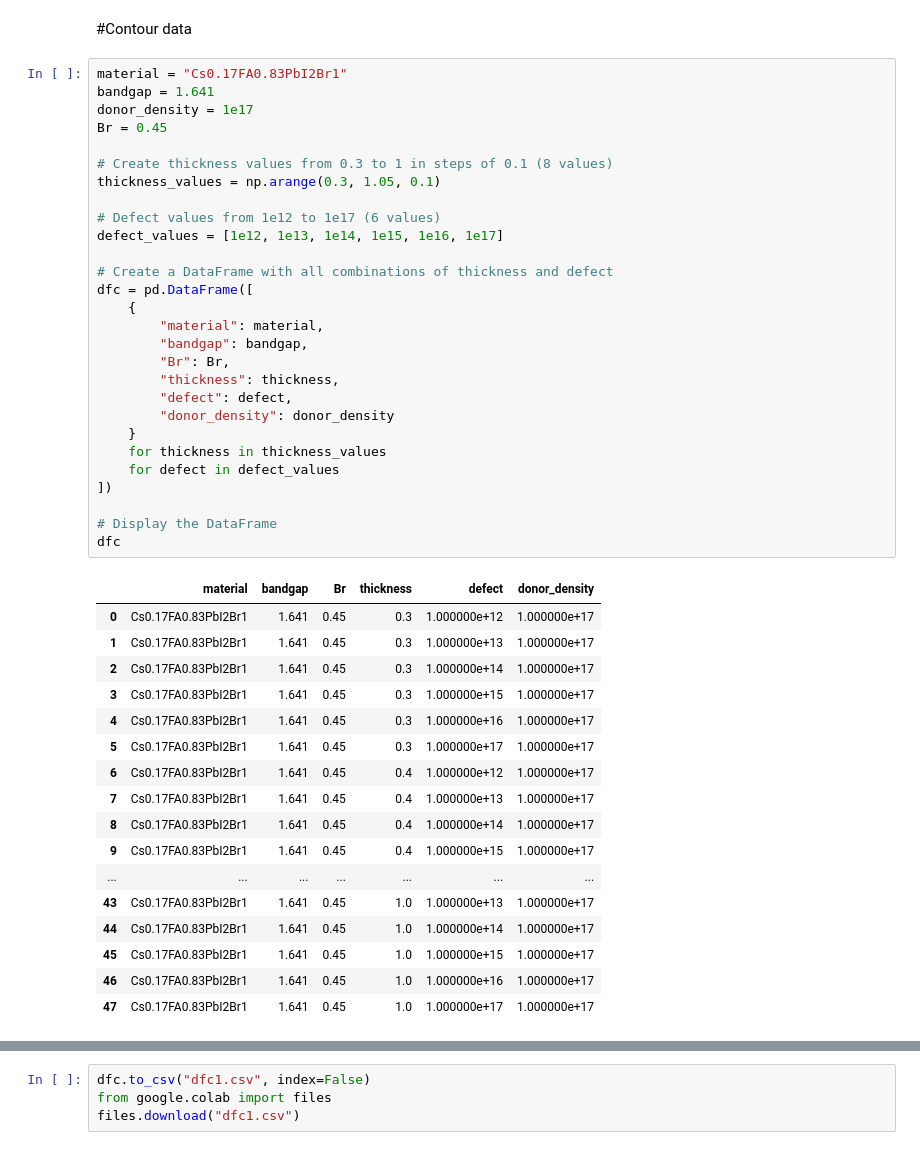
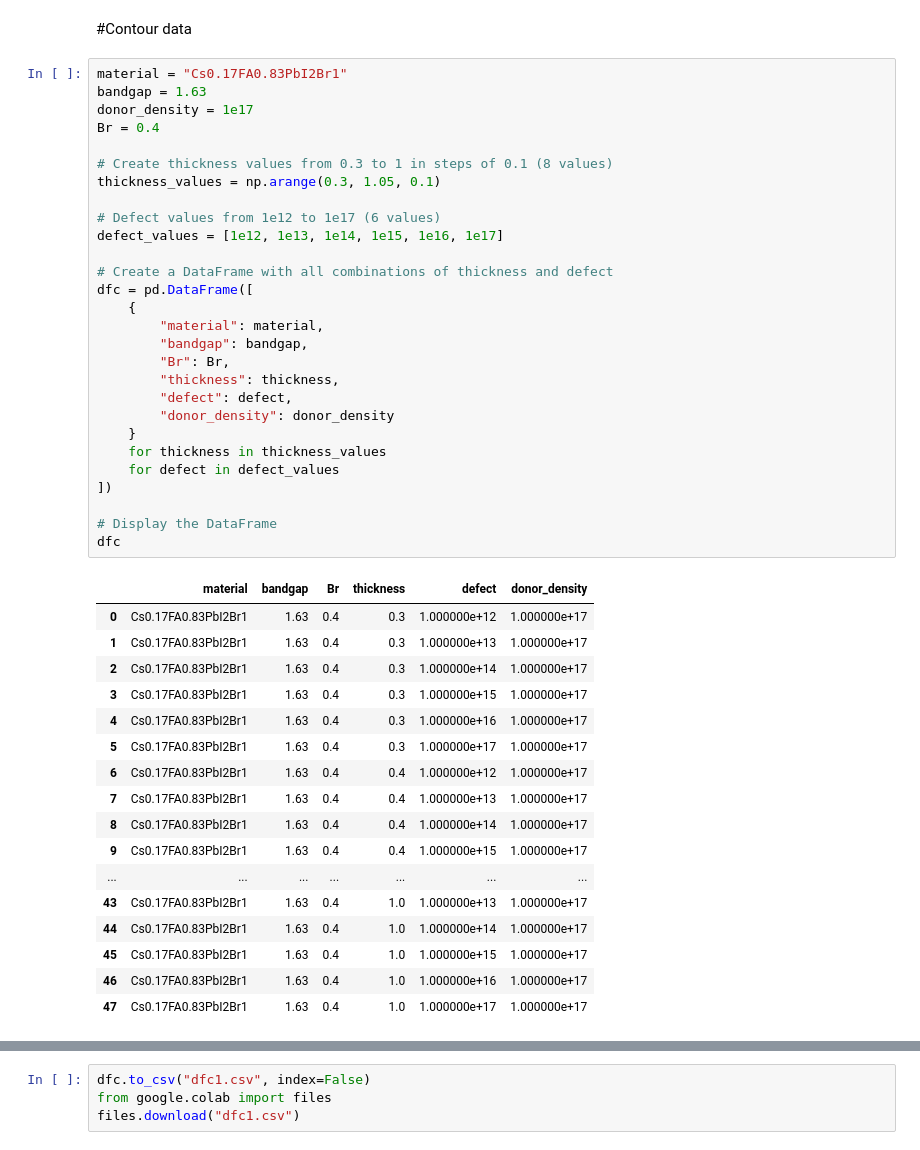
Before and after one commit to subhamsubba/scaps, a Jupyter notebook: scaps.ipynb, the cells around one changed output, grey strips where cells are left out. Saved outputs shown, nothing was run; the diff lists cells and outputs as text.

```diff
--- a/scaps.ipynb
+++ b/scaps.ipynb
@@ -585,50 +585,50 @@ plt.show()
 #Contour data
 # %%
 material = "Cs0.17FA0.83PbI2Br1"
-bandgap = 1.641
+bandgap = 1.63
 donor_density = 1e17
-Br = 0.45
+Br = 0.4
 
 # Create thickness values from 0.3 to 1 in steps of 0.1 (8 values)
 thickness_values = np.arange(0.3, 1.05, 0.1)
 
 # Defect values from 1e12 to 1e17 (6 values)
 defect_values = [1e12, 1e13, 1e14, 1e15, 1e16, 1e17]
 
 # Create a DataFrame with all combinations of thickness and defect
 dfc = pd.DataFrame([
     {
         "material": material,
         "bandgap": bandgap,
         "Br": Br,
         "thickness": thickness,
         "defect": defect,
         "donor_density": donor_density
     }
     for thickness in thickness_values
     for defect in defect_values
 ])
 
 # Display the DataFrame
 dfc
 # %% [output]
 |  | material | bandgap | Br | thickness | defect | donor_density |
-| 0 | Cs0.17FA0.83PbI2Br1 | 1.641 | 0.45 | 0.3 | 1.000000e+12 | 1.000000e+17 |
-| 1 | Cs0.17FA0.83PbI2Br1 | 1.641 | 0.45 | 0.3 | 1.000000e+13 | 1.000000e+17 |
-| 2 | Cs0.17FA0.83PbI2Br1 | 1.641 | 0.45 | 0.3 | 1.000000e+14 | 1.000000e+17 |
-| 3 | Cs0.17FA0.83PbI2Br1 | 1.641 | 0.45 | 0.3 | 1.000000e+15 | 1.000000e+17 |
-| 4 | Cs0.17FA0.83PbI2Br1 | 1.641 | 0.45 | 0.3 | 1.000000e+16 | 1.000000e+17 |
-| 5 | Cs0.17FA0.83PbI2Br1 | 1.641 | 0.45 | 0.3 | 1.000000e+17 | 1.000000e+17 |
-| 6 | Cs0.17FA0.83PbI2Br1 | 1.641 | 0.45 | 0.4 | 1.000000e+12 | 1.000000e+17 |
-| 7 | Cs0.17FA0.83PbI2Br1 | 1.641 | 0.45 | 0.4 | 1.000000e+13 | 1.000000e+17 |
-| 8 | Cs0.17FA0.83PbI2Br1 | 1.641 | 0.45 | 0.4 | 1.000000e+14 | 1.000000e+17 |
-| 9 | Cs0.17FA0.83PbI2Br1 | 1.641 | 0.45 | 0.4 | 1.000000e+15 | 1.000000e+17 |
+| 0 | Cs0.17FA0.83PbI2Br1 | 1.63 | 0.4 | 0.3 | 1.000000e+12 | 1.000000e+17 |
+| 1 | Cs0.17FA0.83PbI2Br1 | 1.63 | 0.4 | 0.3 | 1.000000e+13 | 1.000000e+17 |
+| 2 | Cs0.17FA0.83PbI2Br1 | 1.63 | 0.4 | 0.3 | 1.000000e+14 | 1.000000e+17 |
+| 3 | Cs0.17FA0.83PbI2Br1 | 1.63 | 0.4 | 0.3 | 1.000000e+15 | 1.000000e+17 |
+| 4 | Cs0.17FA0.83PbI2Br1 | 1.63 | 0.4 | 0.3 | 1.000000e+16 | 1.000000e+17 |
+| 5 | Cs0.17FA0.83PbI2Br1 | 1.63 | 0.4 | 0.3 | 1.000000e+17 | 1.000000e+17 |
+| 6 | Cs0.17FA0.83PbI2Br1 | 1.63 | 0.4 | 0.4 | 1.000000e+12 | 1.000000e+17 |
+| 7 | Cs0.17FA0.83PbI2Br1 | 1.63 | 0.4 | 0.4 | 1.000000e+13 | 1.000000e+17 |
+| 8 | Cs0.17FA0.83PbI2Br1 | 1.63 | 0.4 | 0.4 | 1.000000e+14 | 1.000000e+17 |
+| 9 | Cs0.17FA0.83PbI2Br1 | 1.63 | 0.4 | 0.4 | 1.000000e+15 | 1.000000e+17 |
 | ... | ... | ... | ... | ... | ... | ... |
-| 43 | Cs0.17FA0.83PbI2Br1 | 1.641 | 0.45 | 1.0 | 1.000000e+13 | 1.000000e+17 |
-| 44 | Cs0.17FA0.83PbI2Br1 | 1.641 | 0.45 | 1.0 | 1.000000e+14 | 1.000000e+17 |
-| 45 | Cs0.17FA0.83PbI2Br1 | 1.641 | 0.45 | 1.0 | 1.000000e+15 | 1.000000e+17 |
-| 46 | Cs0.17FA0.83PbI2Br1 | 1.641 | 0.45 | 1.0 | 1.000000e+16 | 1.000000e+17 |
-| 47 | Cs0.17FA0.83PbI2Br1 | 1.641 | 0.45 | 1.0 | 1.000000e+17 | 1.000000e+17 |
+| 43 | Cs0.17FA0.83PbI2Br1 | 1.63 | 0.4 | 1.0 | 1.000000e+13 | 1.000000e+17 |
+| 44 | Cs0.17FA0.83PbI2Br1 | 1.63 | 0.4 | 1.0 | 1.000000e+14 | 1.000000e+17 |
+| 45 | Cs0.17FA0.83PbI2Br1 | 1.63 | 0.4 | 1.0 | 1.000000e+15 | 1.000000e+17 |
+| 46 | Cs0.17FA0.83PbI2Br1 | 1.63 | 0.4 | 1.0 | 1.000000e+16 | 1.000000e+17 |
+| 47 | Cs0.17FA0.83PbI2Br1 | 1.63 | 0.4 | 1.0 | 1.000000e+17 | 1.000000e+17 |
 # %%
 # Predict using the Decision Tree model
 eff = rf_eta.predict(dfc.drop(columns=["material"]))  # Drop non-numeric column before prediction
```
Also changed, not shown: parts of 6 cells of this notebook.
